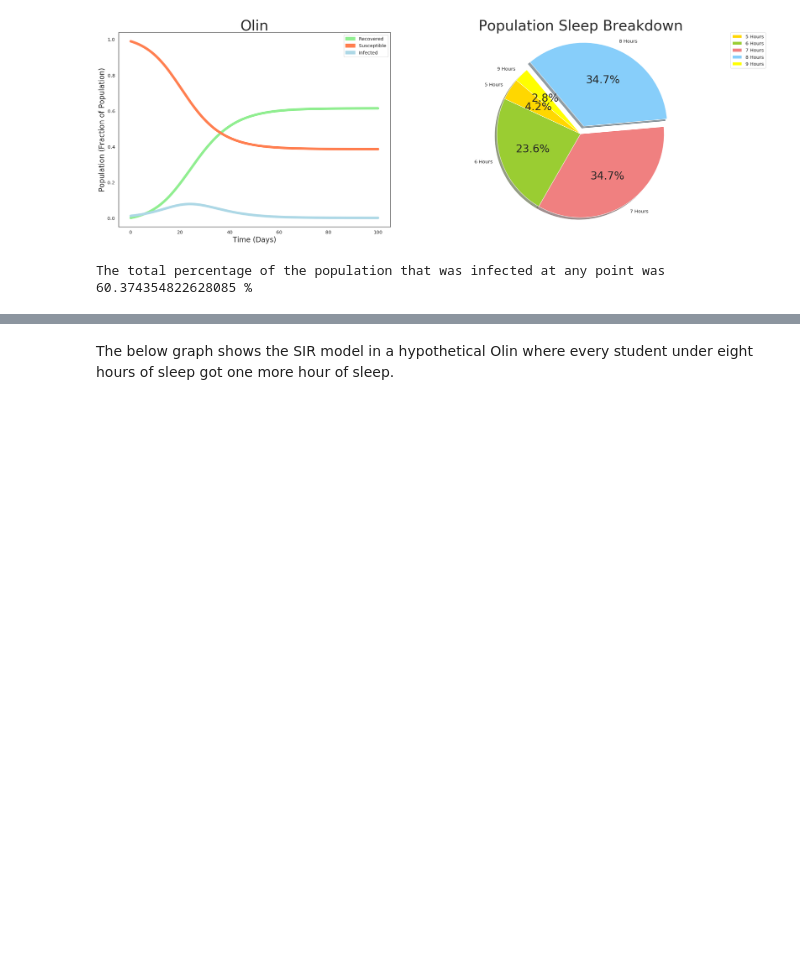
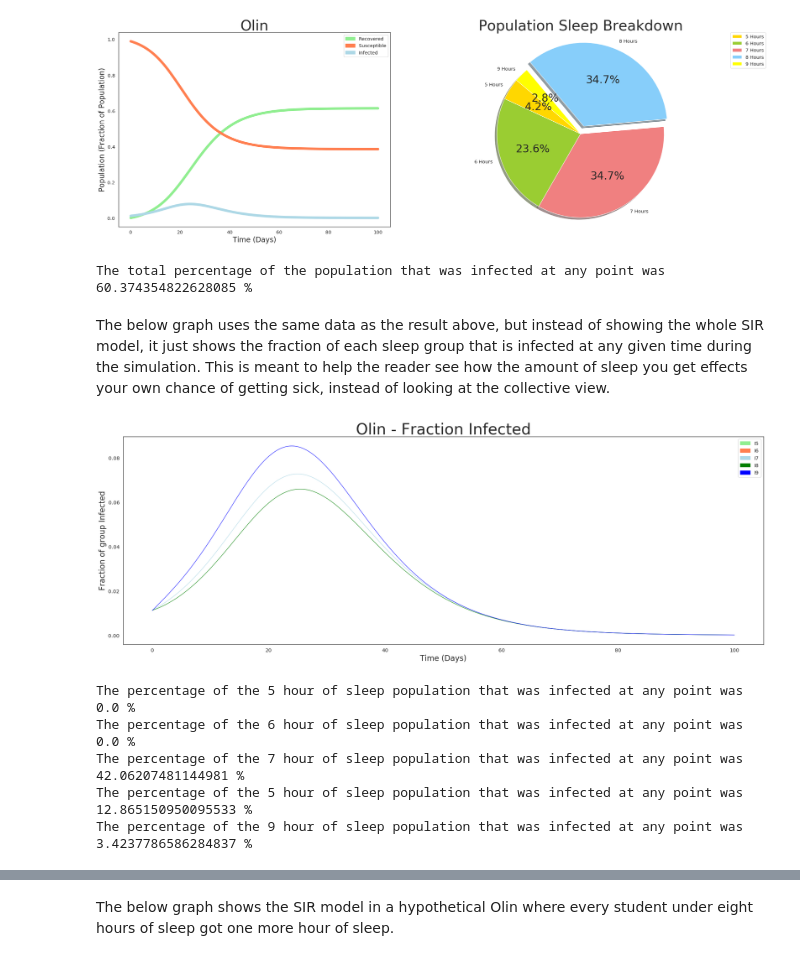
Before and after one commit to Griffith-Stites/ModSimPy, a Jupyter notebook: code/Project_2.ipynb, the cells around one changed output, grey strips where cells are left out. Cells and saved outputs as stored; diff of their text form; code cells hidden in the pictures; blank space fills up the shorter version.

Commit message:
Added new analyze function and some minor computational essay aspects

```diff
--- a/code/Project_2.ipynb
+++ b/code/Project_2.ipynb
@@ -319,3 +378,14 @@ calc_total_infected(results)
 # %% [output]
 [figure]
 The total percentage of the population that was infected at any point was 60.374354822628085 %
+# %% [markdown]
+The below graph uses the same data as the result above, but instead of showing the whole SIR model, it just shows the fraction of each sleep group that is infected at any given time during the simulation. This is meant to help the reader see how the amount of sleep you get effects your own chance of getting sick, instead of looking at the collective view.
+# %%
+analyze_results_infected(results, 'Olin')
+# %% [output]
+[figure, added]
+The percentage of the 5 hour of sleep population that was infected at any point was 0.0 %
+The percentage of the 6 hour of sleep population that was infected at any point was 0.0 %
+The percentage of the 7 hour of sleep population that was infected at any point was 42.06207481144981 %
+The percentage of the 5 hour of sleep population that was infected at any point was 12.865150950095533 %
+The percentage of the 9 hour of sleep population that was infected at any point was 3.4237786586284837 %
```
Also changed, not shown: parts of 13 cells of this notebook.
